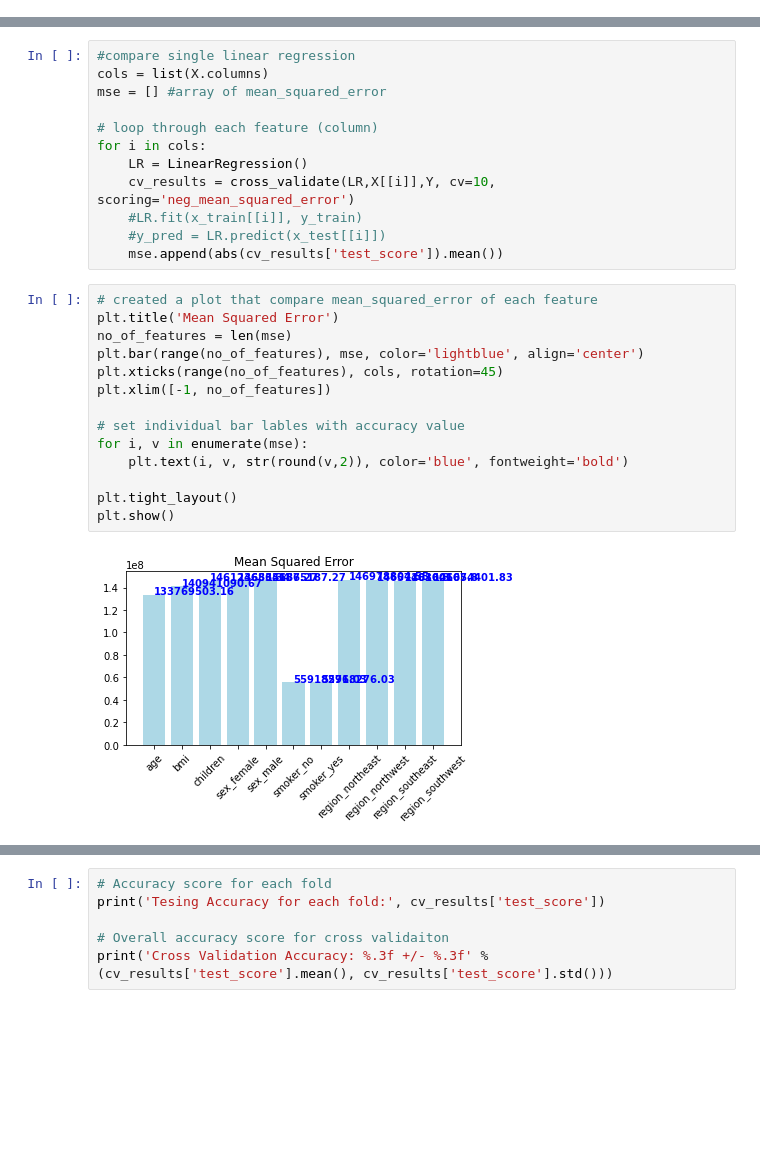
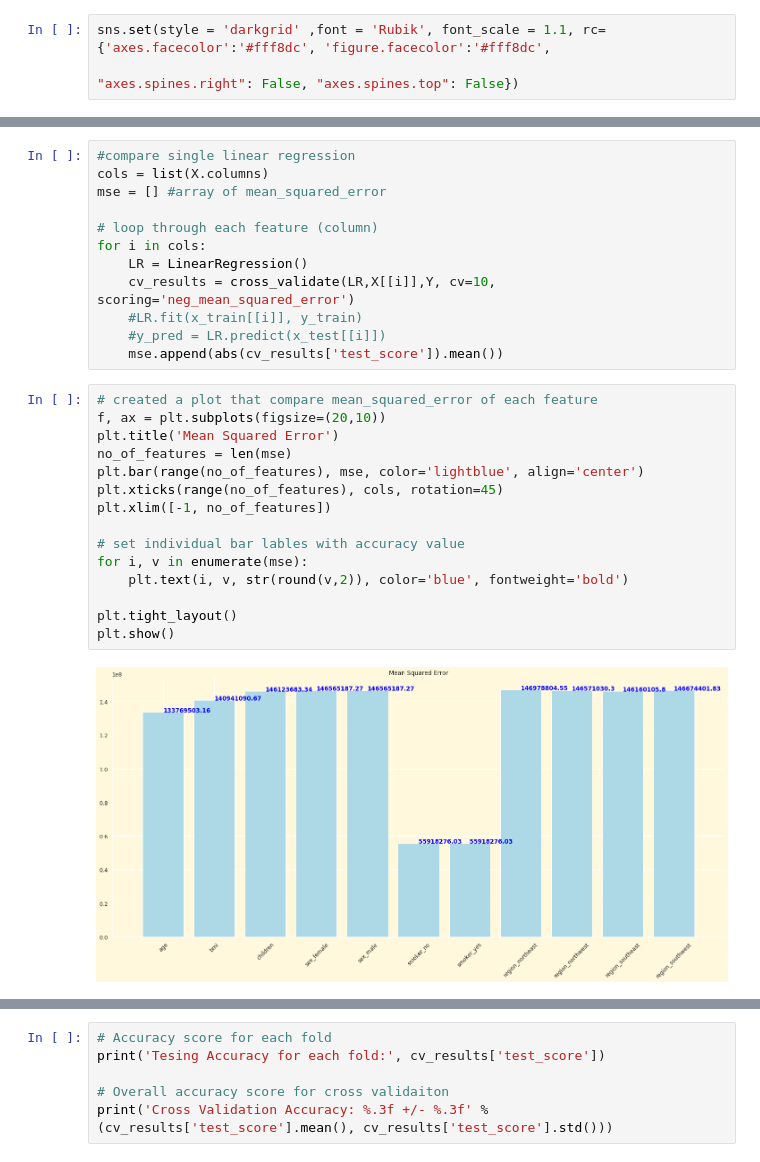
Before and after one commit to Sun-Chirawat/Senior-Project-CS, a Jupyter notebook: regressionModelling.ipynb, the cells around one changed output, grey strips where cells are left out. Cells and saved outputs as stored; diff of their text form; blank space fills up the shorter version.

```diff
--- a/regressionModelling.ipynb
+++ b/regressionModelling.ipynb
@@ -42,0 +61,3 @@ dtype: int64
+# %%
+sns.set(style = 'darkgrid' ,font = 'Rubik', font_scale = 1.1, rc={'axes.facecolor':'#fff8dc', 'figure.facecolor':'#fff8dc',
+                                                                   "axes.spines.right": False, "axes.spines.top": False})
@@ -196,20 +277,21 @@ for i in cols:
     mse.append(abs(cv_results['test_score']).mean())
 # %%
 # created a plot that compare mean_squared_error of each feature
+f, ax = plt.subplots(figsize=(20,10))
 plt.title('Mean Squared Error')
 no_of_features = len(mse)
 plt.bar(range(no_of_features), mse, color='lightblue', align='center')
 plt.xticks(range(no_of_features), cols, rotation=45)
 plt.xlim([-1, no_of_features])
 
 # set individual bar lables with accuracy value
 for i, v in enumerate(mse):
     plt.text(i, v, str(round(v,2)), color='blue', fontweight='bold')
 
 plt.tight_layout()
 plt.show()
 # %% [output]
-[figure, old version]
+[figure, new version]
 # %%
 from sklearn.model_selection import cross_validate
 #Fit and test the model with cross validation with 10 folds
```
Also changed, not shown: parts of 10 cells of this notebook.
